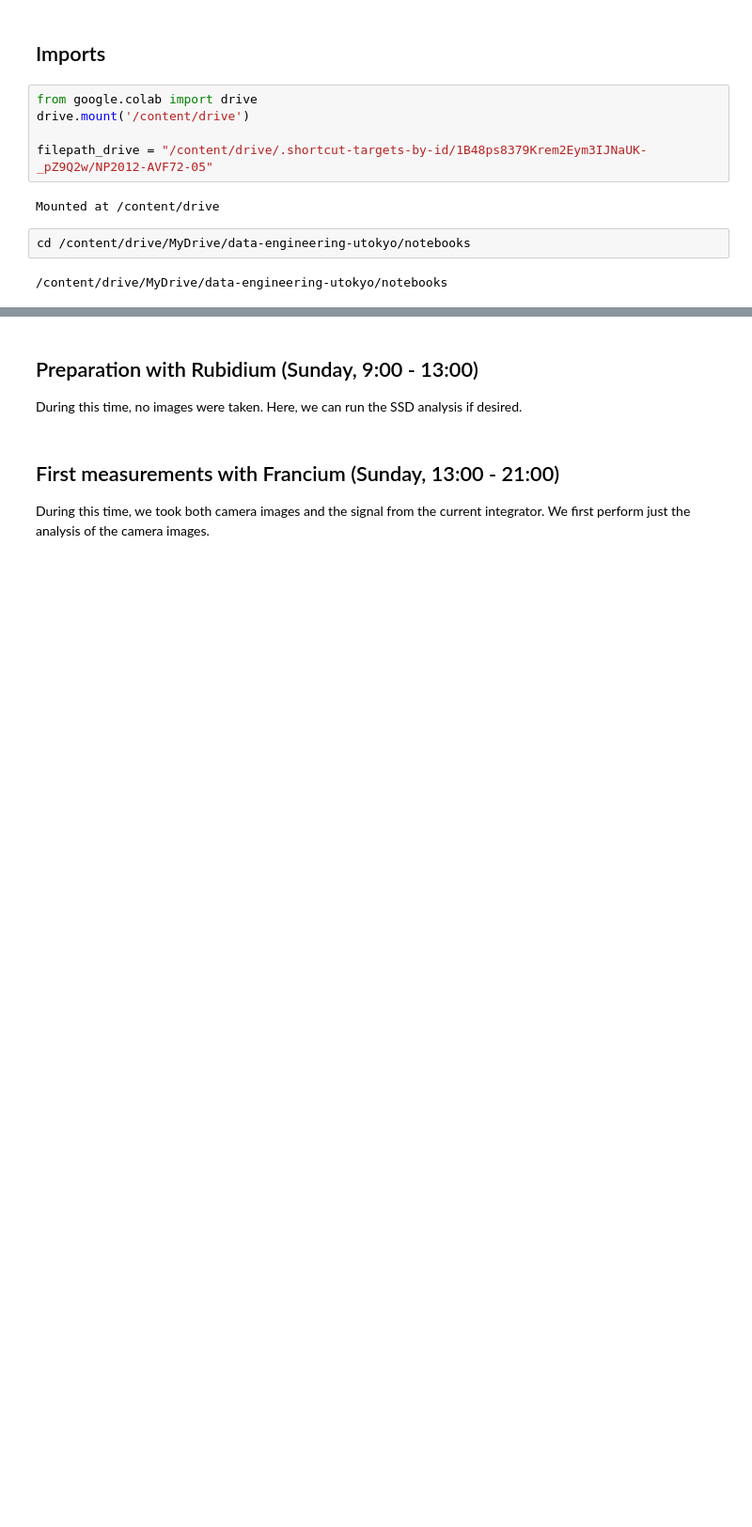
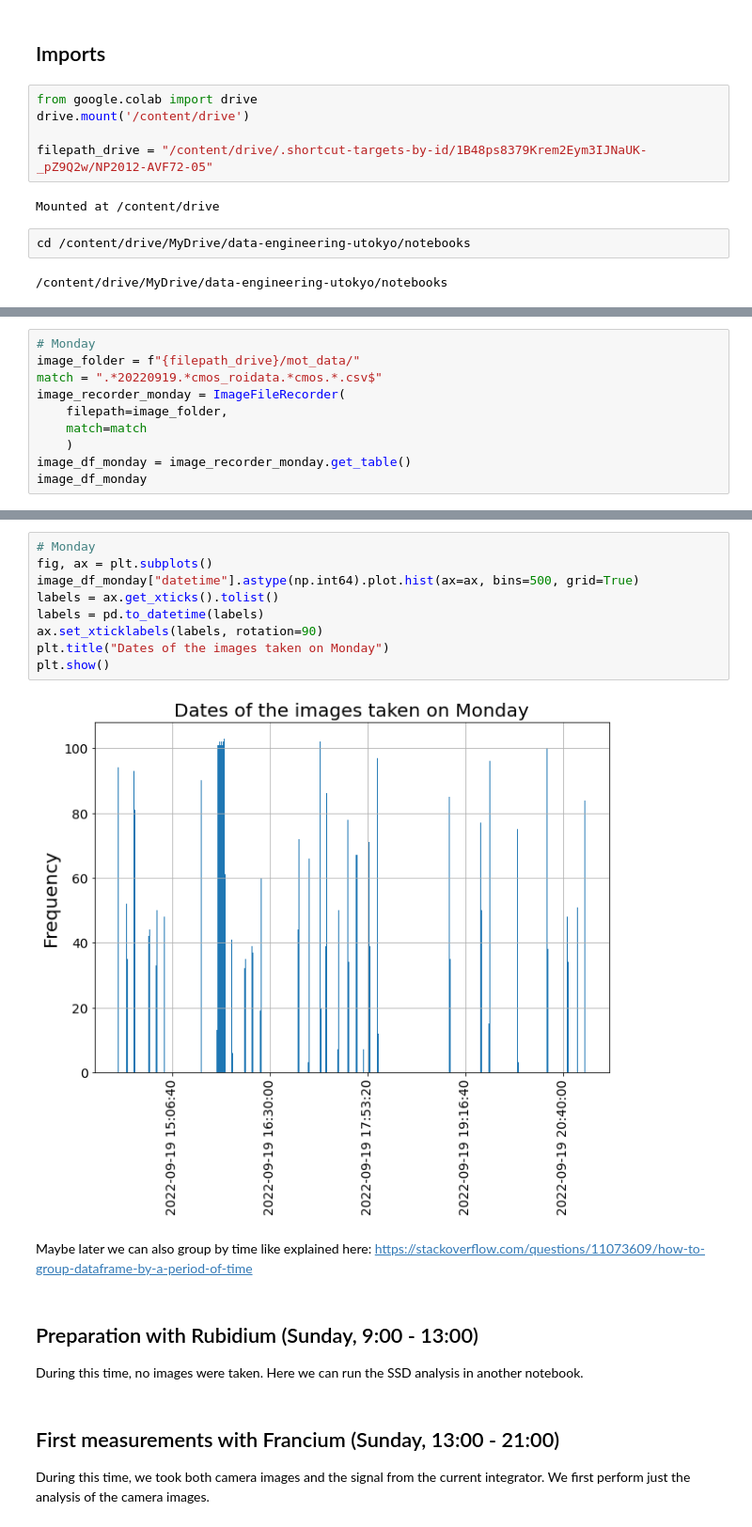
Before and after one commit to romanwixinger/data-engineering-utokyo, a Jupyter notebook: src/notebooks/beamtime_analysis.ipynb, the cells around one changed output, grey strips where cells are left out. Shown at 94% size. Cells and saved outputs as stored; diff of their text form; blank space fills up the shorter version.

```diff
--- a/src/notebooks/beamtime_analysis.ipynb
+++ b/src/notebooks/beamtime_analysis.ipynb
@@ -31,0 +112,10 @@ from src.analyses.fit_mot_number import MOTMLE
+# %%
+# Monday
+image_folder = f"{filepath_drive}/mot_data/"
+match = ".*20220919.*cmos_roidata.*cmos.*.csv$"
+image_recorder_monday = ImageFileRecorder(
+    filepath=image_folder,
+    match=match
+    )
+image_df_monday = image_recorder_monday.get_table()
+image_df_monday
@@ -32,6 +137,19 @@ from src.analyses.fit_mot_number import MOTMLE
+# %%
+# Monday
+fig, ax = plt.subplots()
+image_df_monday["datetime"].astype(np.int64).plot.hist(ax=ax, bins=500, grid=True)
+labels = ax.get_xticks().tolist()
+labels = pd.to_datetime(labels)
+ax.set_xticklabels(labels, rotation=90)
+plt.title("Dates of the images taken on Monday")
+plt.show()
+# %% [output]
+[figure, added]
+# %% [markdown]
+Maybe later we can also group by time like explained here: https://stackoverflow.com/questions/11073609/how-to-group-dataframe-by-a-period-of-time
 # %% [markdown]
 ## Preparation with Rubidium (Sunday, 9:00 - 13:00)
-During this time, no images were taken. Here, we can run the SSD analysis if desired.
+During this time, no images were taken. Here we can run the SSD analysis in another notebook.
 # %% [markdown]
 ## First measurements with Francium (Sunday, 13:00 - 21:00)
 During this time, we took both camera images and the signal from the current integrator. We first perform just the analysis of the camera images.
```
Also changed, not shown: parts of 16 cells of this notebook.
